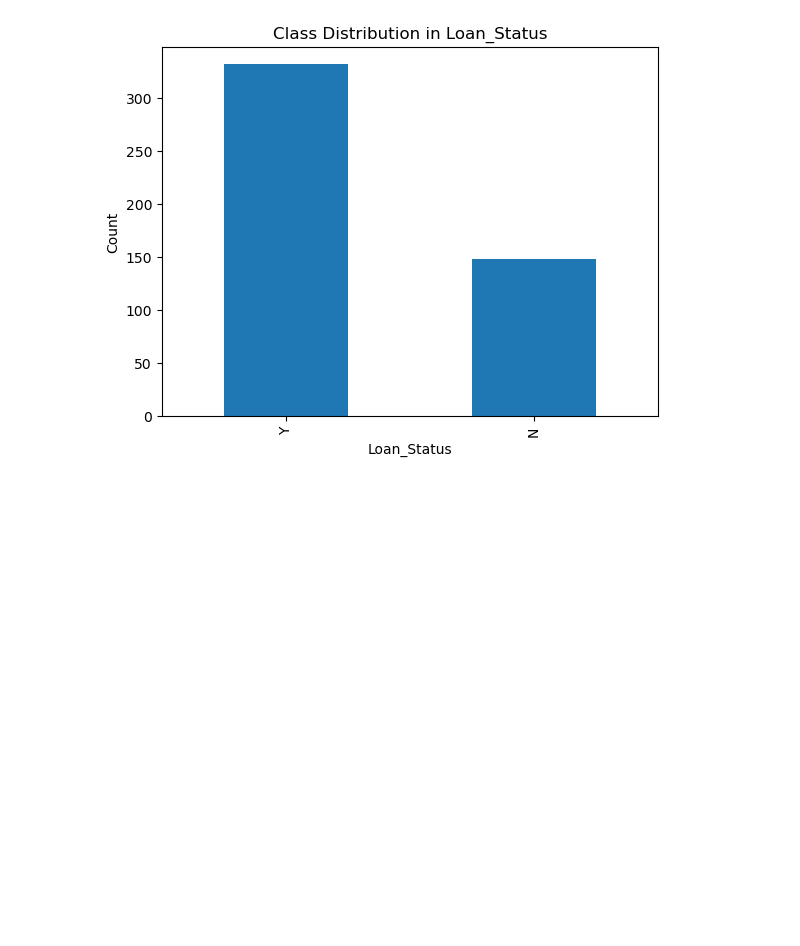
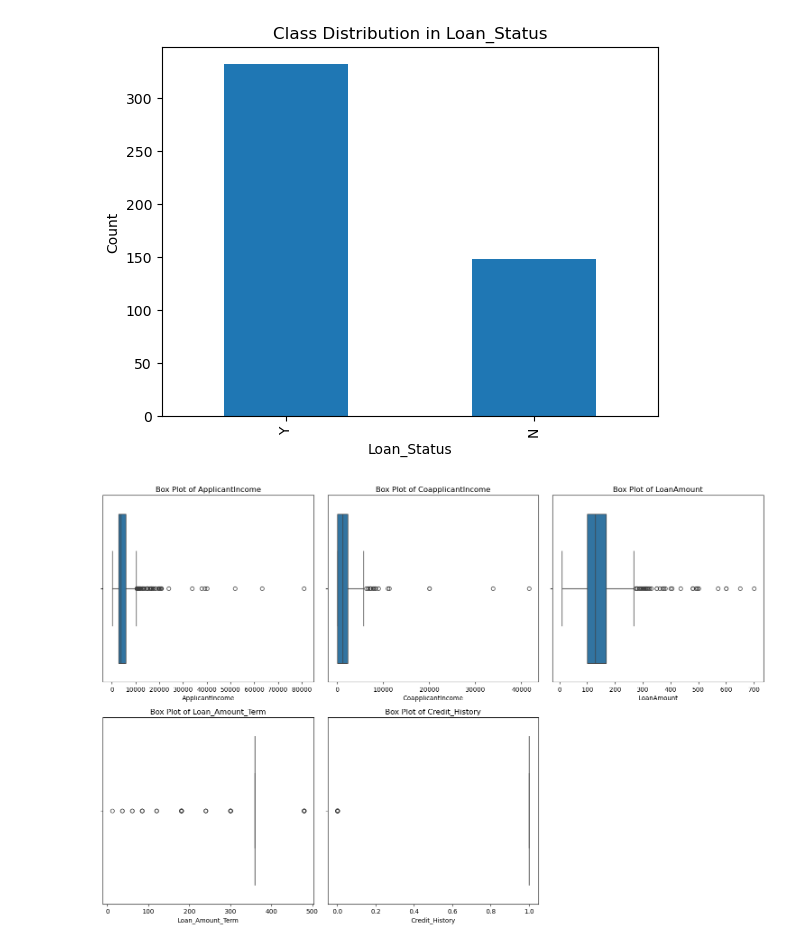
Before and after one commit to Eric-MK/loan_acceptance_prediction, a Jupyter notebook: notebook.ipynb, the cells around one changed output. Saved outputs shown, nothing was run; the diff lists cells and outputs as text; code cells hidden in the pictures; blank space fills up the shorter version.

Commit message:
check for outliers

```diff
--- a/notebook.ipynb
+++ b/notebook.ipynb
@@ -131,3 +129,20 @@ Y    332
 N    148
 Name: count, dtype: int64
 [figure]
+# %%
+# Check outliers
+
+numerical_features = df.select_dtypes(include=['int64', 'float64']).columns
+
+# Create box plots for each numerical feature
+plt.figure(figsize=(15, 10))
+
+for i, feature in enumerate(numerical_features):
+    plt.subplot(2, 3, i + 1)
+    sns.boxplot(x=df[feature])
+    plt.title(f'Box Plot of {feature}')
+
+plt.tight_layout()
+plt.show()
+# %% [output]
+[figure, added]
```
Also changed, not shown: parts of 4 cells of this notebook.
